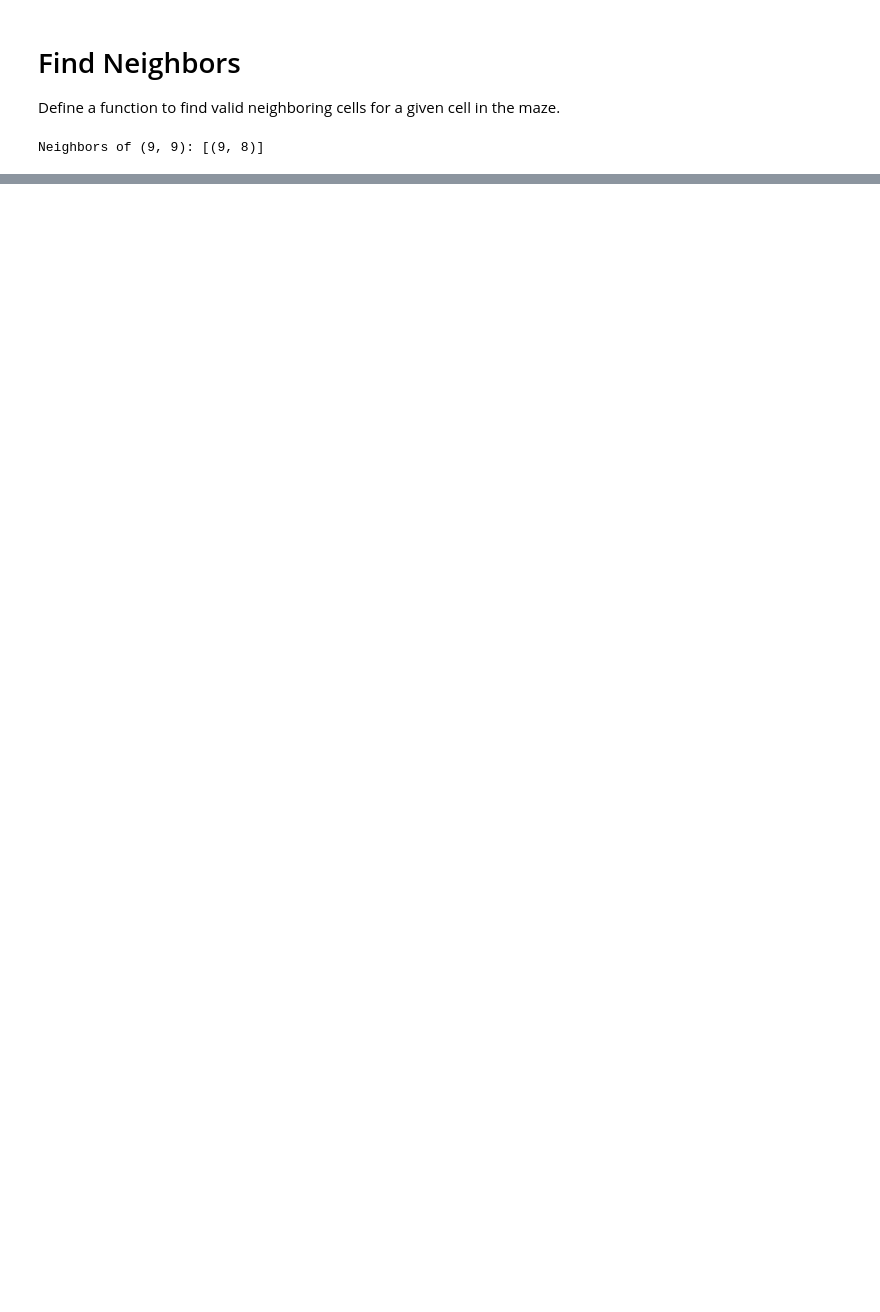
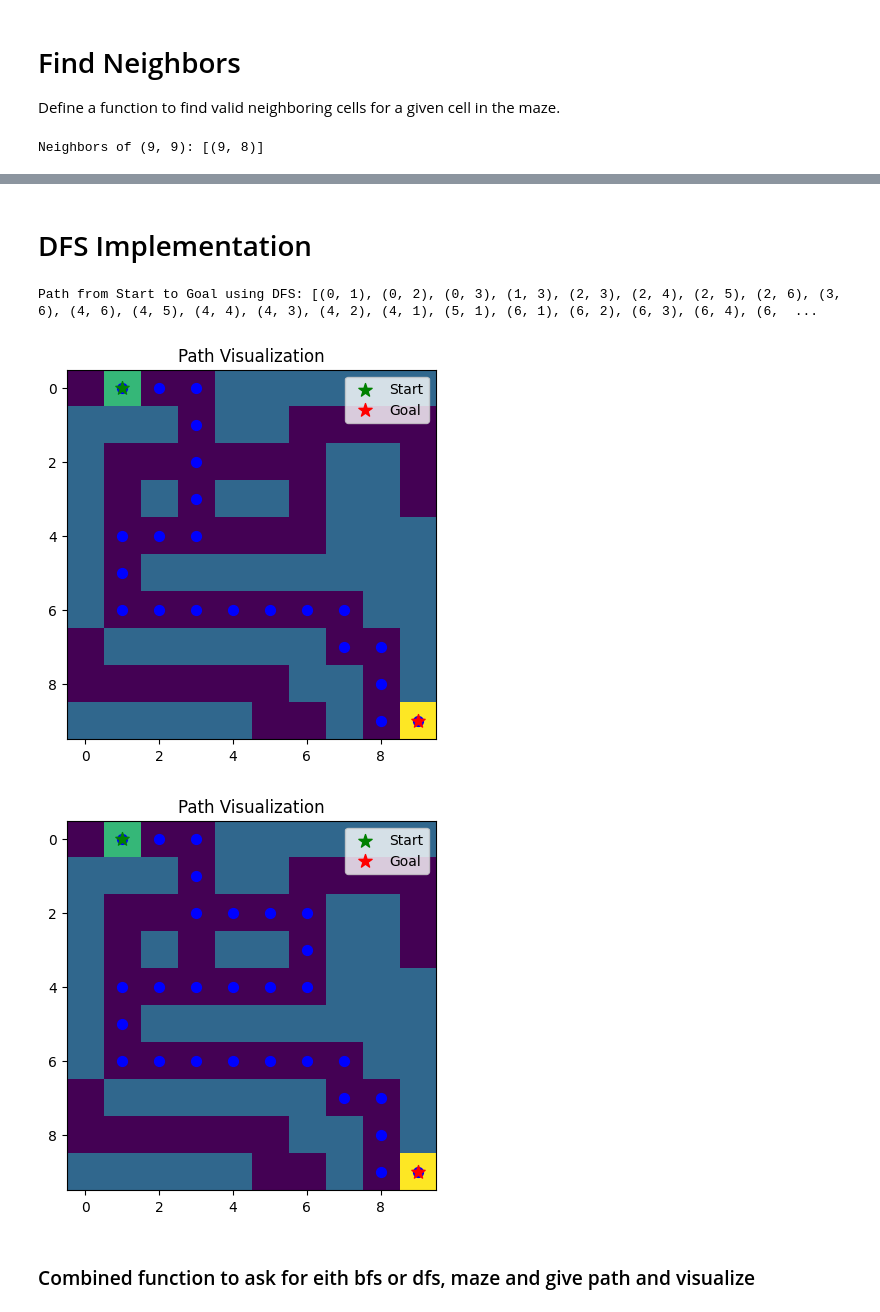
Before and after one commit to Amritkandel49/AI_labwork, a Jupyter notebook: lab6/maze_solver_using_BFS.ipynb, the cells around one changed output, grey strips where cells are left out. Saved outputs shown, nothing was run; the diff lists cells and outputs as text; code cells hidden in the pictures; blank space fills up the shorter version.

```diff
--- a/lab6/maze_solver_using_BFS.ipynb
+++ b/lab6/maze_solver_using_BFS.ipynb
@@ -11,10 +11,10 @@ Define the maze as a 2D NumPy array with 'S' for start, 'G' for goal, and intege
 # %%
 # Define the Maze
 maze = np.array([
-    ['S', 0, 0, 0, 1, 1, 1, 1, 1, 1],
+    [0, 'S', 0, 0, 1, 1, 1, 1, 1, 1],
     [1, 1, 1, 0, 1, 1, 0, 0, 0, 0],
     [1, 0, 0, 0, 0, 0, 0, 1, 1, 0],
-    [1, 1, 1, 1, 1, 1, 0, 1, 1, 0],
+    [1, 0, 1, 0, 1, 1, 0, 1, 1, 0],
     [1, 0, 0, 0, 0, 0, 0, 1, 1, 1],
     [1, 0, 1, 1, 1, 1, 1, 1, 1, 1],
     [1, 0, 0, 0, 0, 0, 0, 0, 1, 1],
@@ -22,3 +22,4 @@ maze = np.array([
     [0, 0, 0, 0, 0, 0, 1, 1, 0, 1],
     [1, 1, 1, 1, 1, 0, 0, 1, 0, 'G']
 ])
+maze
@@ -64,8 +77,8 @@ def find_pos(maze, value):
             if maze[i][j] == value:
                 return (i, j)
 
-start_pos = find_pos(maze, 'S')
-goal_pos = find_pos(maze, 'G')
+start_pos = find_pos(numeric_maze, 2)
+goal_pos = find_pos(numeric_maze, 3)
 print("Start Position:", start_pos)
 print("Goal Position:", goal_pos)
 # %% [output]
@@ -98,6 +89,7 @@ plt.show()
 Define a function to find valid neighboring cells for a given cell in the maze.
 # %%
 # Find Neighbors
+grid = np.array(numeric_maze)
 ROWS = grid.shape[0] - 1
 COLS = grid.shape[1] - 1
 
@@ -106,9 +98,8 @@ def get_neighbours(r, c):
     directions = [(-1, 0), (1, 0), (0, -1), (0, 1)]
     for dr, dc in directions:
         new_r, new_c = r + dr, c + dc
-        if 0 <= new_r <= ROWS and 0 <= new_c <= COLS:
-            if grid[new_r][new_c] != 1:  # Exclude walls
-                neighbors.append((new_r, new_c))
+        if 0 <= new_r <= ROWS and 0 <= new_c <= COLS and grid[new_r][new_c] != 1:  # Exclude walls
+            neighbors.append((new_r, new_c))
     return neighbors
 
 print("Neighbors of (9, 9):", get_neighbours(9, 9))
@@ -143,8 +133,6 @@ def bfs(maze, start, goal):
                 queue.append(neighbor)
     return None
 
-start_numeric = find_pos(numeric_maze, 2)
-goal_numeric = find_pos(numeric_maze, 3)
-path = bfs(numeric_maze, start_numeric, goal_numeric)
+path = bfs(numeric_maze, start_pos, goal_pos)
 print("Path from Start to Goal:", path)
 # %% [output]
@@ -182,0 +140,56 @@ plt.show()
+# %% [markdown]
+# DFS Implementation
+# %%
+# implementation of DFS
+from collections import deque
+def dfs(maze, start, goal):
+    stack = [start]
+    visited = set()
+    visited.add(start)
+    parent = {start: None}
+
+    while stack:
+        current = stack.pop()
+        if current == goal:
+            path = []
+            while current:
+                path.append(current)
+                current = parent[current]
+            return path[::-1]
+
+        for neighbor in get_neighbours(*current):
+            if neighbor not in visited:
+                visited.add(neighbor)
+                parent[neighbor] = current
+                stack.append(neighbor)
+    return None
+path_dfs = dfs(numeric_maze, start_pos, goal_pos)
+print("Path from Start to Goal using DFS:", path_dfs)
+# Visualize the Path
+def visualize_path(maze, path):
+    grid = np.array(maze)
+    plt.imshow(grid, cmap='viridis')
+
+    for y, x in path:
+        plt.scatter(x, y, c='b', s=50, marker='o')
+
+    # start = np.argwhere(grid == 2)
+    # goal = np.argwhere(grid == 3)
+
+    for y, x in [start_pos]:
+        plt.scatter(x, y, c='g', s=100, marker='*', label='Start')
+
+    for y, x in [goal_pos]:
+        plt.scatter(x, y, c='r', s=100, marker='*', label='Goal')
+
+    plt.title("Path Visualization")
+    plt.legend()
+    plt.show()
+visualize_path(numeric_maze, path)
+visualize_path(numeric_maze, path_dfs)
+# %% [output]
+Path from Start to Goal using DFS: [(0, 1), (0, 2), (0, 3), (1, 3), (2, 3), (2, 4), (2, 5), (2, 6), (3, 6), (4, 6), (4, 5), (4, 4), (4, 3), (4, 2), (4, 1), (5, 1), (6, 1), (6, 2), (6, 3), (6, 4), (6,  ...
+[figure, added]
+[figure, added]
+# %% [markdown]
+### Combined function to ask for eith bfs or dfs, maze and give path and visualize
```
Also changed, not shown: parts of 10 cells of this notebook, 3 other files.
